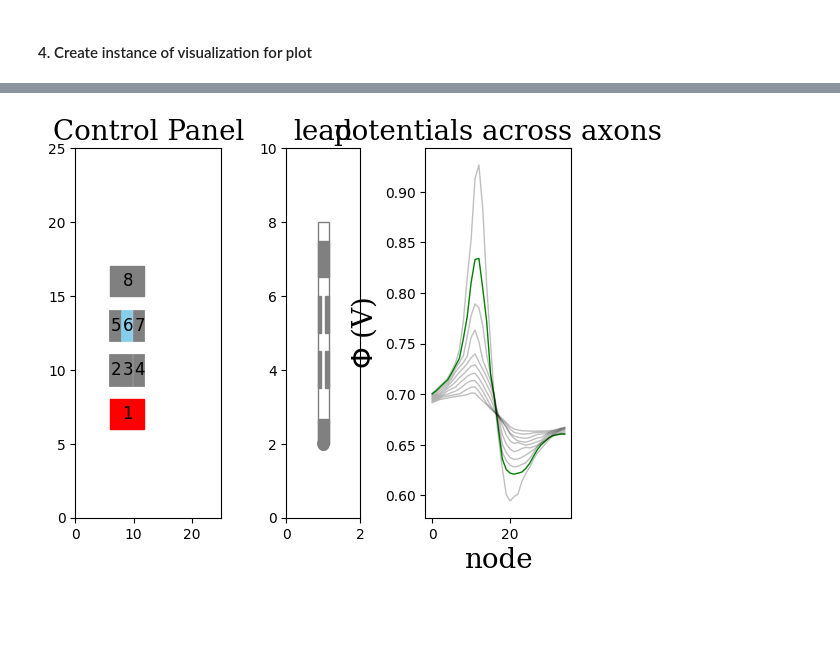
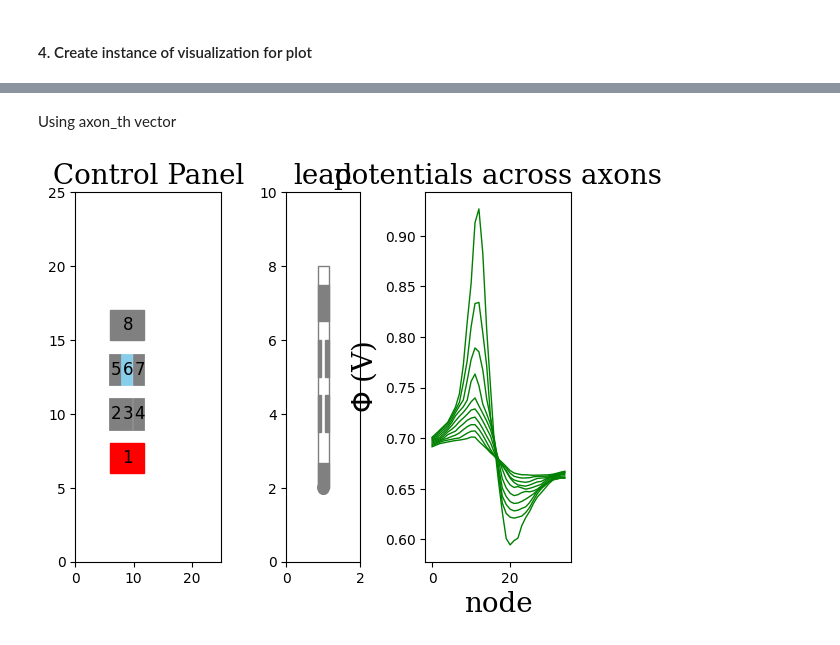
Before and after one commit to aaerrolla/metaStim, a Jupyter notebook: demo.ipynb, the cells around one changed output, grey strips where cells are left out. Cells and saved outputs as stored; diff of their text form; code cells hidden in the pictures; blank space fills up the shorter version.

```diff
--- a/demo.ipynb
+++ b/demo.ipynb
@@ -48,5 +48,5 @@ field_ann_model = field_ann.FieldANN(electrode_list)
 phi_axon = field_ann_model.field_ann(x_axon, y_axon, z_axon)
 
 axon_ann_model = axon_ann.AxonANN(electrode_list, pulse_width, stimulation_amp, num_axons, axon_diameter)
-axon_act = axon_ann_model.axon_ann(x_axon, y_axon, z_axon, lead_radius)
+(axon_act, axon_th) = axon_ann_model.axon_ann(x_axon, y_axon, z_axon, lead_radius, threshold=True)
 # %% [output]
@@ -84,4 +89,7 @@ visual_demo = vis.Visualization(lead_id, stimulation_amp, num_axons, x_axon, z_a
-# %%
-visual_demo.visualize(electrode_list)
-# %% [output]
-[figure, removed]
+# %% [markdown]
+Using axon_th vector
+# %%
+visual_demo = vis.Visualization(lead_id, stimulation_amp, num_axons, x_axon, z_axon, phi_axon, axon_th)
+visual_demo.visualize(electrode_list)
+# %% [output]
+[figure, added]
```
Also changed, not shown: parts of 3 cells of this notebook, 1 other file.
